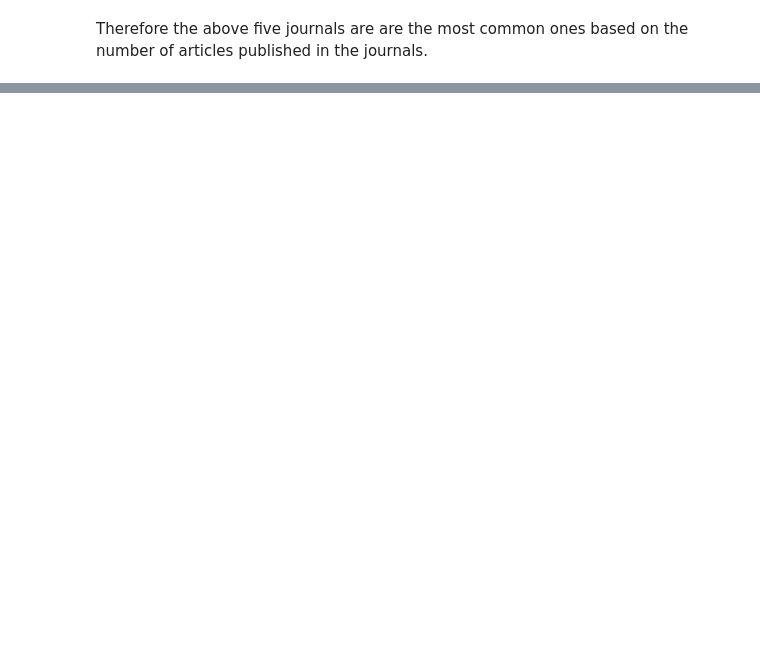
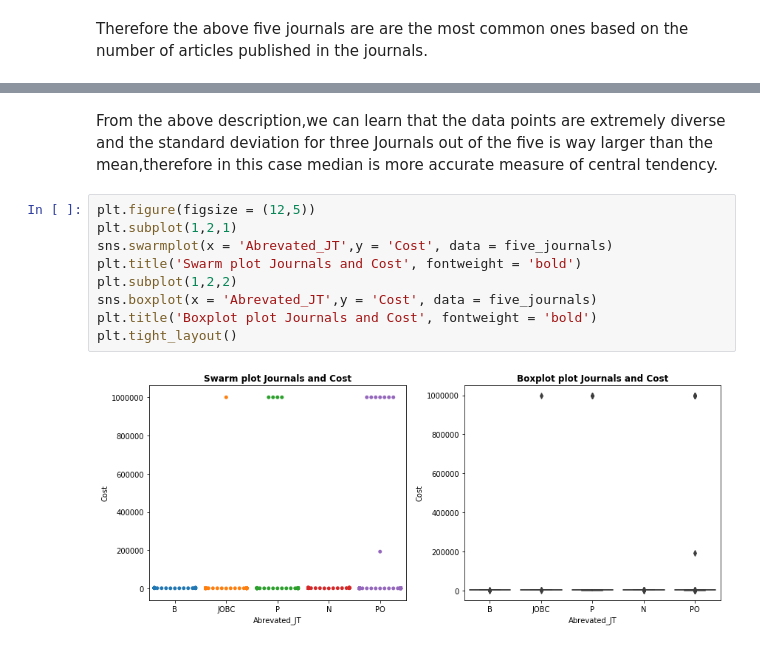
Before and after one commit to AmanuelKG/sharing_thinkful, a Jupyter notebook: data_cleaning_1/data_cleaning_assign.ipynb, the cells around one changed output, grey strips where cells are left out. Saved outputs shown, nothing was run; the diff lists cells and outputs as text; blank space fills up the shorter version.

```diff
--- a/data_cleaning_1/data_cleaning_assign.ipynb
+++ b/data_cleaning_1/data_cleaning_assign.ipynb
@@ -183,0 +171,15 @@ Name: Journal title, Length: 2127, dtype: object
+# %% [markdown]
+From the above description,we can learn that the data points are extremely diverse and the standard deviation for
+three Journals out of the five is way larger than the mean,therefore in this case median is more accurate measure
+of central tendency.
+# %%
+plt.figure(figsize = (12,5))
+plt.subplot(1,2,1)
+sns.swarmplot(x = 'Abrevated_JT',y = 'Cost', data = five_journals)
+plt.title('Swarm plot Journals and Cost', fontweight = 'bold')
+plt.subplot(1,2,2)
+sns.boxplot(x = 'Abrevated_JT',y = 'Cost', data = five_journals)
+plt.title('Boxplot plot Journals and Cost', fontweight = 'bold')
+plt.tight_layout()
+# %% [output]
+[figure, added]
```
Also changed, not shown: parts of 10 cells of this notebook, 1 other file.
